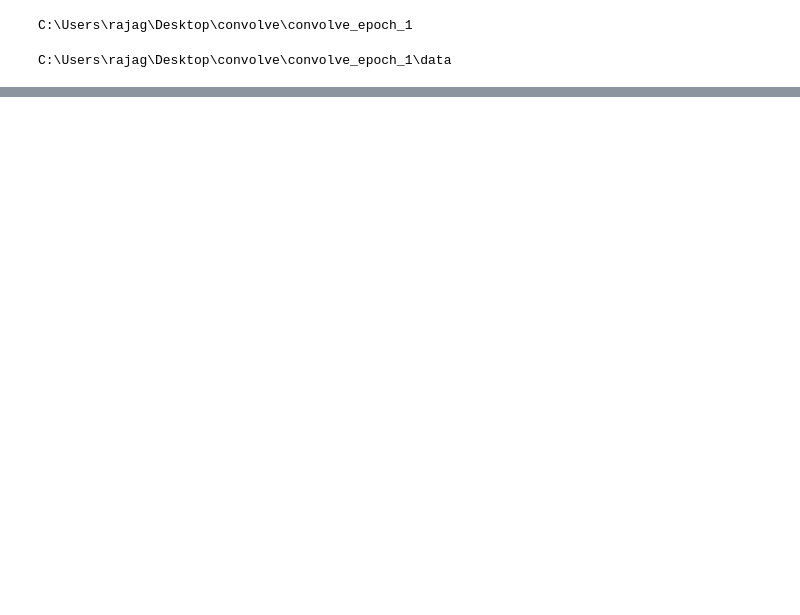
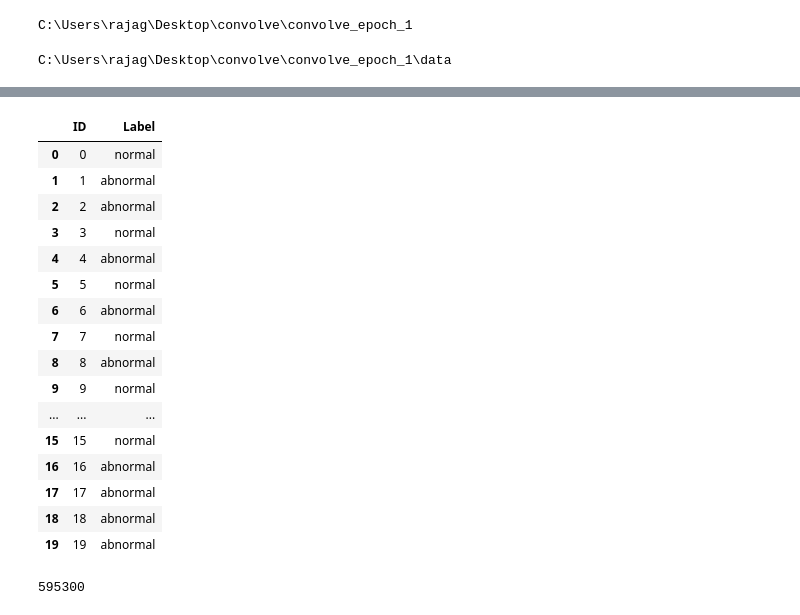
Before and after one commit to goyalpramod/convolve_epoch_1, a Jupyter notebook: notebook/different_ways_one_by_one.ipynb, the cells around one changed output, grey strips where cells are left out. Cells and saved outputs as stored; diff of their text form; code cells hidden in the pictures; blank space fills up the shorter version.

```diff
--- a/notebook/different_ways_one_by_one.ipynb
+++ b/notebook/different_ways_one_by_one.ipynb
@@ -87,0 +494,24 @@ Successfully installed huggingface-hub-0.11.1 tokenizers-0.13.2 transformers-4.2
+# %%
+# sub = sub.drop(['log'], axis=1)
+sub.rename(columns = {'status':'Label',}, inplace = True)
+sub["Label"] = sub["Label"].map({0:"abnormal",1:"normal"})
+# %%
+sub.head(20)
+# %% [output]
+|  | ID | Label |
+| 0 | 0 | normal |
+| 1 | 1 | abnormal |
+| 2 | 2 | abnormal |
+| 3 | 3 | normal |
+| 4 | 4 | abnormal |
+| 5 | 5 | normal |
+| 6 | 6 | abnormal |
+| 7 | 7 | normal |
+| 8 | 8 | abnormal |
+| 9 | 9 | normal |
+| ... | ... | ... |
+| 15 | 15 | normal |
+| 16 | 16 | abnormal |
+| 17 | 17 | abnormal |
+| 18 | 18 | abnormal |
+| 19 | 19 | abnormal |
@@ -87,0 +520,4 @@ Successfully installed huggingface-hub-0.11.1 tokenizers-0.13.2 transformers-4.2
+# %%
+len(sub)
+# %% [output]
+595300
```
Also changed, not shown: parts of 70 cells of this notebook, 1 other file.
